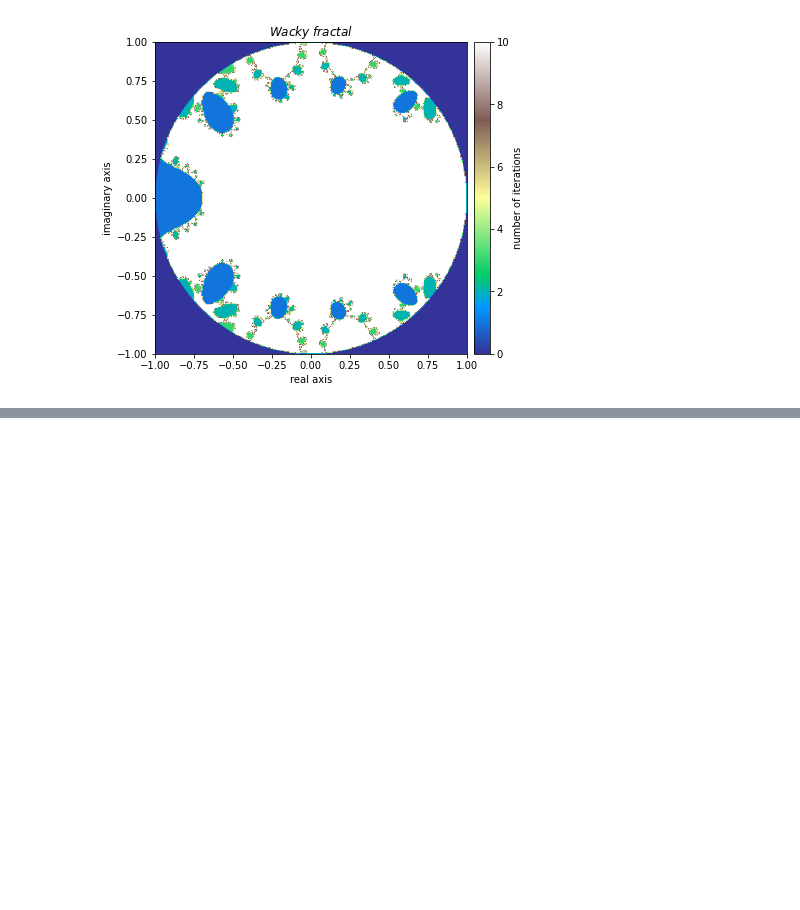
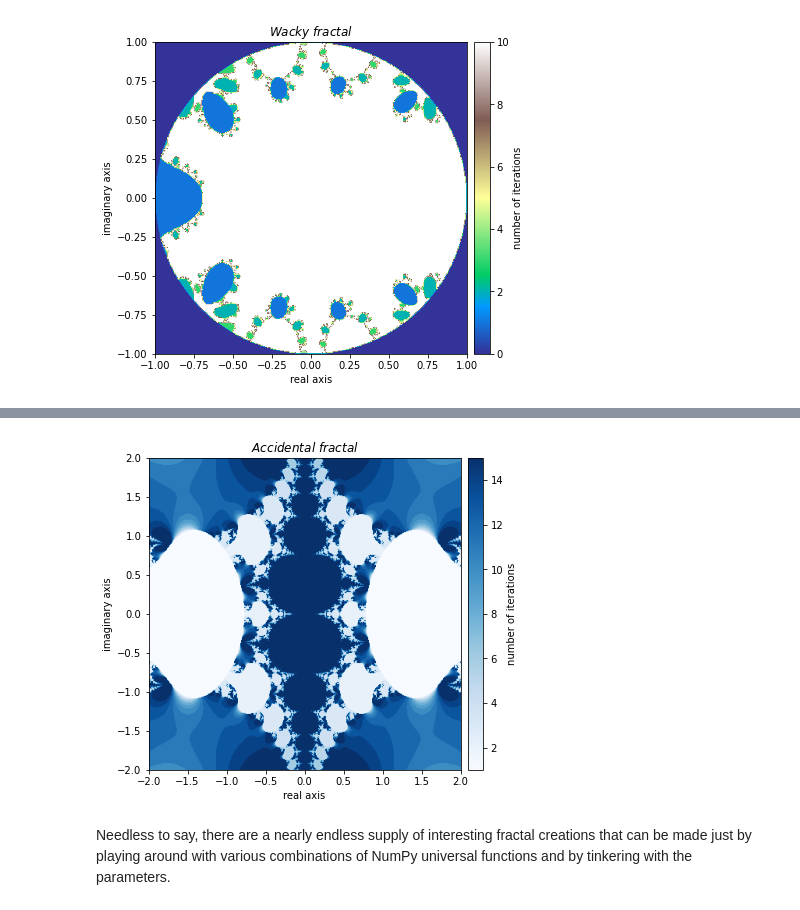
Before and after one commit to rifatrakib/practical-numpy, a Jupyter notebook: fractals.ipynb, the cells around one changed output, grey strips where cells are left out. Cells and saved outputs as stored; diff of their text form; code cells hidden in the pictures; blank space fills up the shorter version.

```diff
--- a/fractals.ipynb
+++ b/fractals.ipynb
@@ -420,0 +476,11 @@ plot_fractal(output, **kwargs)
+# %%
+def accident(z):
+    return z - (2 * np.power(np.tan(z), 2) / (np.sin(z) * np.cos(z)))
+# %%
+output = general_julia(mesh, f=accident, num_iter=15, c=0, radius=np.pi)
+kwargs = {"title": "Accidental \ fractal", "cmap": "Blues"}
+plot_fractal(output, **kwargs)
+# %% [output]
+[figure, added]
+# %% [markdown]
+Needless to say, there are a nearly endless supply of interesting fractal creations that can be made just by playing around with various combinations of NumPy universal functions and by tinkering with the parameters.
```
Also changed, not shown: parts of 12 cells of this notebook.
